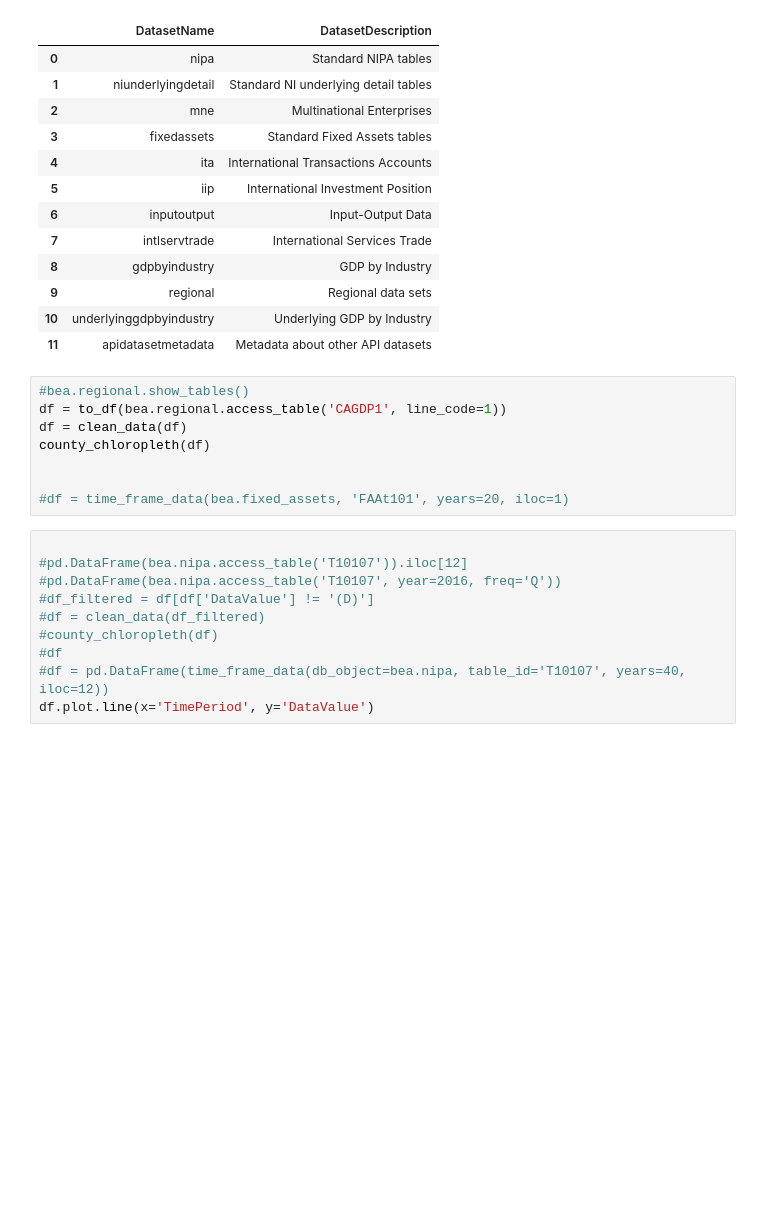
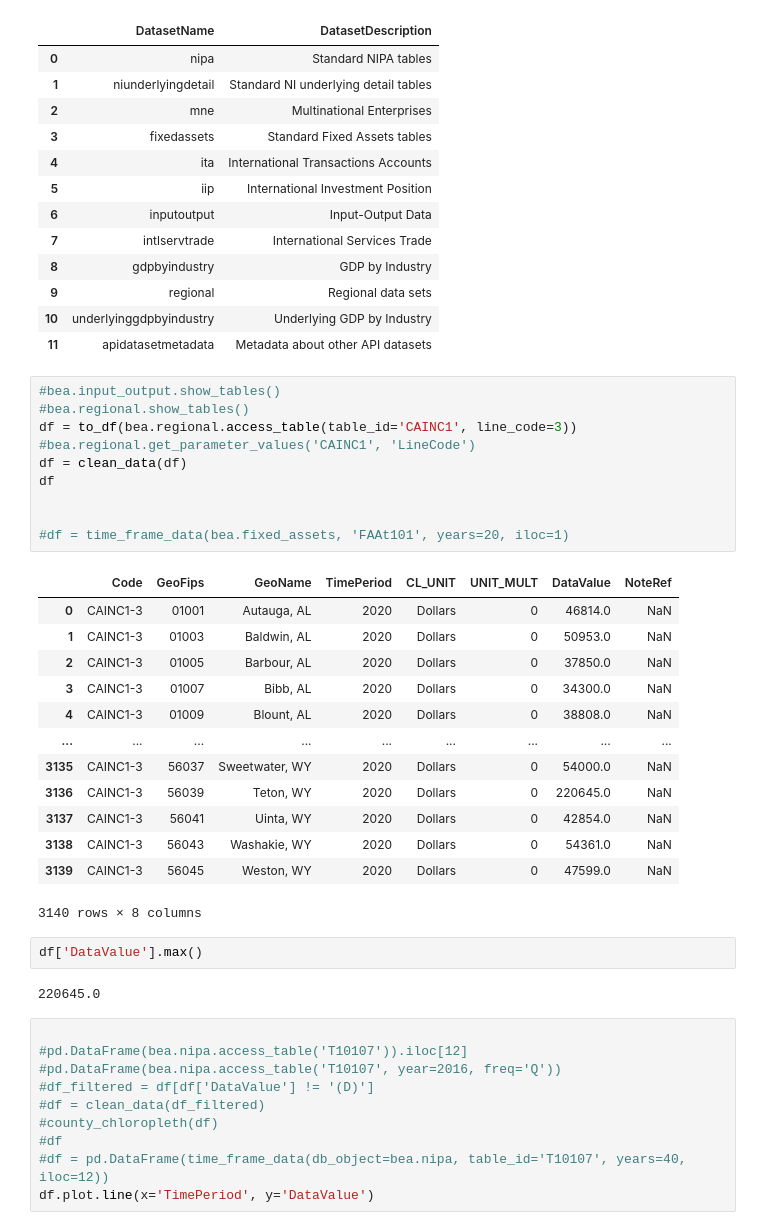
Before and after one commit to noahtech90/BEA---API, a Jupyter notebook: explore.ipynb, the cells around one changed output. Saved outputs shown, nothing was run; the diff lists cells and outputs as text; blank space fills up the shorter version.

```diff
--- a/explore.ipynb
+++ b/explore.ipynb
@@ -40,13 +40,33 @@ The autoreload extension is already loaded. To reload it, use:
 | 10 | underlyinggdpbyindustry | Underlying GDP by Industry |
 | 11 | apidatasetmetadata | Metadata about other API datasets |
 # %%
+#bea.input_output.show_tables()
 #bea.regional.show_tables()
-df = to_df(bea.regional.access_table('CAGDP1', line_code=1))
+df = to_df(bea.regional.access_table(table_id='CAINC1', line_code=3))
+#bea.regional.get_parameter_values('CAINC1', 'LineCode')
 df = clean_data(df)
-county_chloropleth(df)
+df
 
 
 #df = time_frame_data(bea.fixed_assets, 'FAAt101', years=20, iloc=1)
+# %% [output]
+|  | Code | GeoFips | GeoName | TimePeriod | CL_UNIT | UNIT_MULT | DataValue | NoteRef |
+| 0 | CAINC1-3 | 01001 | Autauga, AL | 2020 | Dollars | 0 | 46814.0 | NaN |
+| 1 | CAINC1-3 | 01003 | Baldwin, AL | 2020 | Dollars | 0 | 50953.0 | NaN |
+| 2 | CAINC1-3 | 01005 | Barbour, AL | 2020 | Dollars | 0 | 37850.0 | NaN |
+| 3 | CAINC1-3 | 01007 | Bibb, AL | 2020 | Dollars | 0 | 34300.0 | NaN |
+| 4 | CAINC1-3 | 01009 | Blount, AL | 2020 | Dollars | 0 | 38808.0 | NaN |
+| ... | ... | ... | ... | ... | ... | ... | ... | ... |
+| 3135 | CAINC1-3 | 56037 | Sweetwater, WY | 2020 | Dollars | 0 | 54000.0 | NaN |
+| 3136 | CAINC1-3 | 56039 | Teton, WY | 2020 | Dollars | 0 | 220645.0 | NaN |
+| 3137 | CAINC1-3 | 56041 | Uinta, WY | 2020 | Dollars | 0 | 42854.0 | NaN |
+| 3138 | CAINC1-3 | 56043 | Washakie, WY | 2020 | Dollars | 0 | 54361.0 | NaN |
+| 3139 | CAINC1-3 | 56045 | Weston, WY | 2020 | Dollars | 0 | 47599.0 | NaN |
+3140 rows × 8 columns
+# %%
+df['DataValue'].max()
+# %% [output]
+220645.0
 # %%
 
 #pd.DataFrame(bea.nipa.access_table('T10107')).iloc[12]
```
Also changed, not shown: 3 other files.
